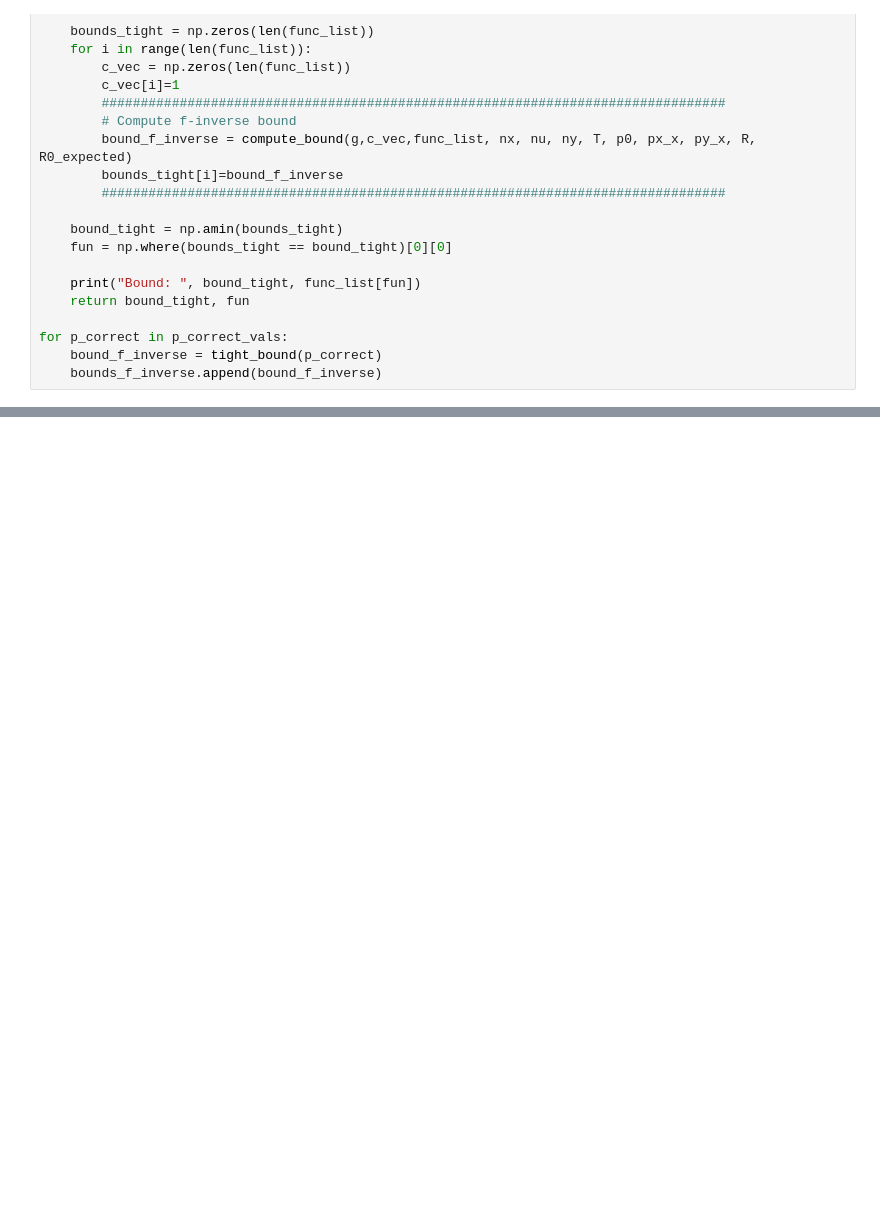
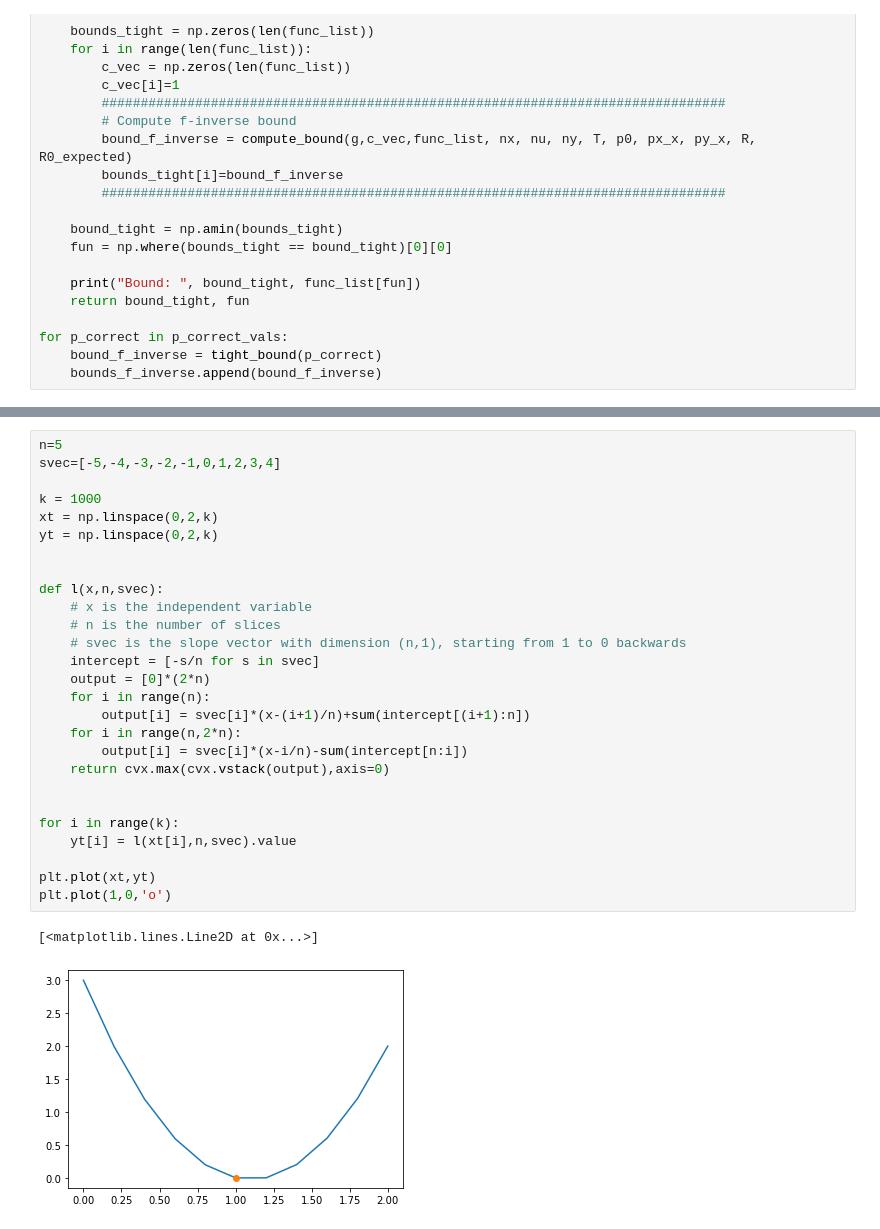
Before and after one commit to irom-lab/performance-limits, a Jupyter notebook: lava-problem/test.ipynb, the cells around one changed output, grey strips where cells are left out. Saved outputs shown, nothing was run; the diff lists cells and outputs as text; blank space fills up the shorter version.

```diff
--- a/lava-problem/test.ipynb
+++ b/lava-problem/test.ipynb
@@ -171,0 +217,30 @@ for p_correct in p_correct_vals:
+# %%
+n=5
+svec=[-5,-4,-3,-2,-1,0,1,2,3,4]
+
+k = 1000
+xt = np.linspace(0,2,k)
+yt = np.linspace(0,2,k)
+
+
+def l(x,n,svec):
+    # x is the independent variable
+    # n is the number of slices
+    # svec is the slope vector with dimension (n,1), starting from 1 to 0 backwards
+    intercept = [-s/n for s in svec]
+    output = [0]*(2*n)
+    for i in range(n):
+        output[i] = svec[i]*(x-(i+1)/n)+sum(intercept[(i+1):n])
+    for i in range(n,2*n):
+        output[i] = svec[i]*(x-i/n)-sum(intercept[n:i])
+    return cvx.max(cvx.vstack(output),axis=0)
+
+
+for i in range(k):
+    yt[i] = l(xt[i],n,svec).value
+
+plt.plot(xt,yt)
+plt.plot(1,0,'o')
+# %% [output]
+[<matplotlib.lines.Line2D at 0x...>]
+[figure, added]
```
Also changed, not shown: parts of 33 cells of this notebook, 19 other files.
